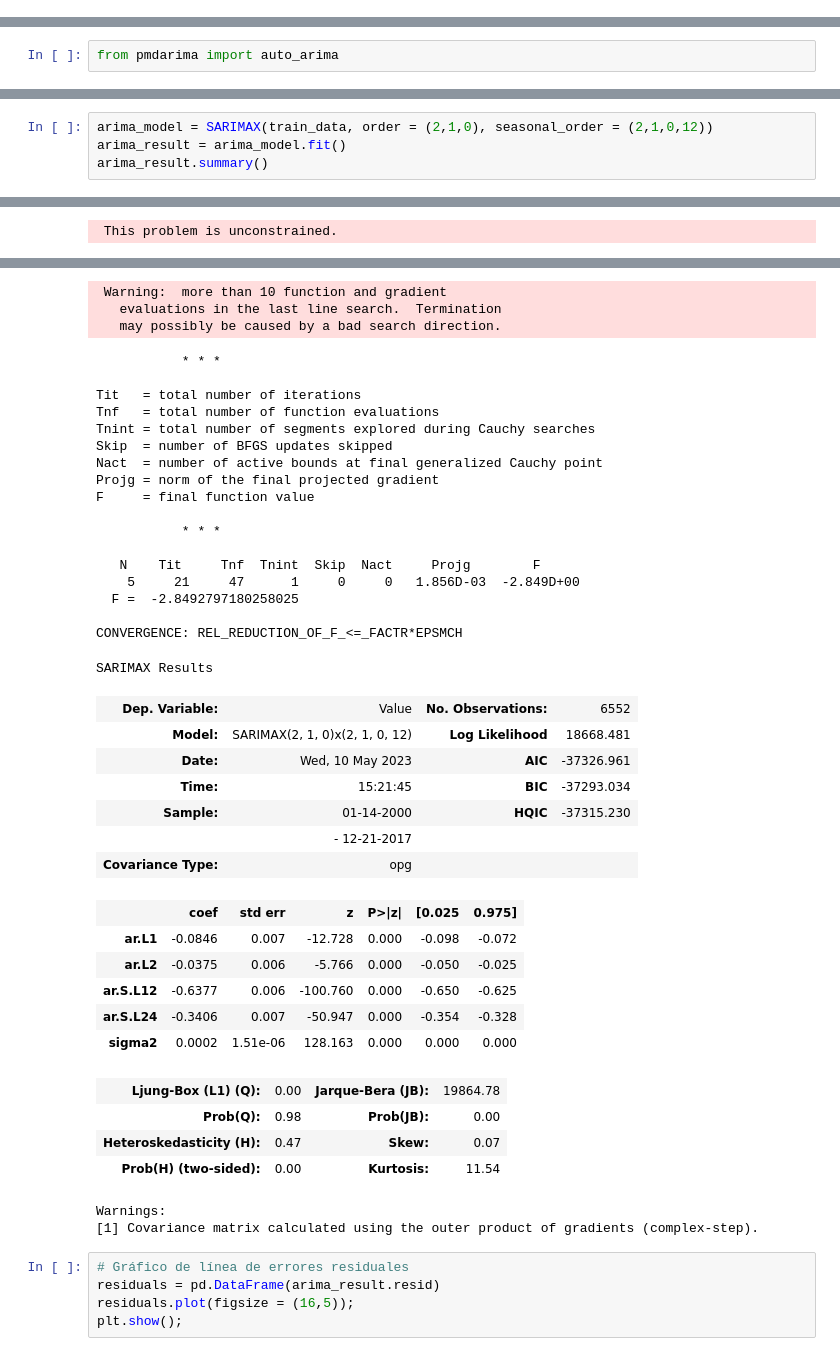
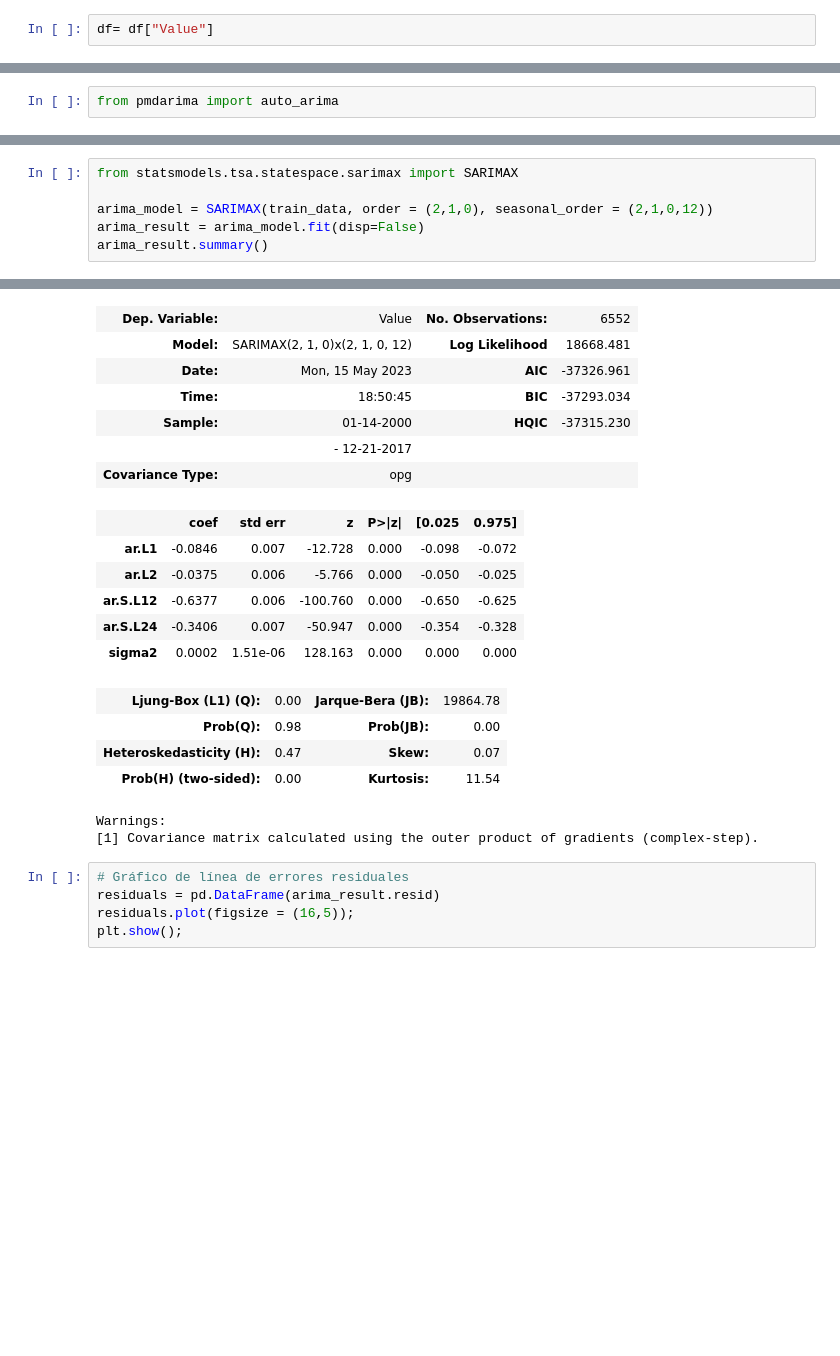
Before and after one commit to russiaonice/ML_ExxonMobile_Forecast, a Jupyter notebook: SARIMA_broken.ipynb, the cells around one changed output, grey strips where cells are left out. Cells and saved outputs as stored; diff of their text form; blank space fills up the shorter version.

```diff
--- a/SARIMA_broken.ipynb
+++ b/SARIMA_broken.ipynb
@@ -169,0 +246,2 @@ df.describe()
+# %%
+df= df["Value"]
@@ -390,7 +512,9 @@ Covariance Type:                              opg
 Warnings:
 [1] Covariance matrix calculated using the outer product of gradients (complex-step).
 # %%
+from statsmodels.tsa.statespace.sarimax import SARIMAX
+
 arima_model = SARIMAX(train_data, order = (2,1,0), seasonal_order = (2,1,0,12))
-arima_result = arima_model.fit()
+arima_result = arima_model.fit(disp=False)
 arima_result.summary()
 # %% [output]
@@ -407 +521,0 @@ At iterate    0    f= -2.81717D+00    |proj g|=  1.86742D+01
- This problem is unconstrained.
@@ -415,28 +522,7 @@ At iterate   20    f= -2.84928D+00    |proj g|=  1.85571D-03
- Warning:  more than 10 function and gradient
-   evaluations in the last line search.  Termination
-   may possibly be caused by a bad search direction.
-           * * *
-
-Tit   = total number of iterations
-Tnf   = total number of function evaluations
-Tnint = total number of segments explored during Cauchy searches
-Skip  = number of BFGS updates skipped
-Nact  = number of active bounds at final generalized Cauchy point
-Projg = norm of the final projected gradient
-F     = final function value
-
-           * * *
-
-   N    Tit     Tnf  Tnint  Skip  Nact     Projg        F
-    5     21     47      1     0     0   1.856D-03  -2.849D+00
-  F =  -2.8492797180258025
-
-CONVERGENCE: REL_REDUCTION_OF_F_<=_FACTR*EPSMCH
-SARIMAX Results
 | Dep. Variable: | Value | No. Observations: | 6552 |
 | Model: | SARIMAX(2, 1, 0)x(2, 1, 0, 12) | Log Likelihood | 18668.481 |
-| Date: | Wed, 10 May 2023 | AIC | -37326.961 |
-| Time: | 15:21:45 | BIC | -37293.034 |
+| Date: | Mon, 15 May 2023 | AIC | -37326.961 |
+| Time: | 18:50:45 | BIC | -37293.034 |
 | Sample: | 01-14-2000 | HQIC | -37315.230 |
 |  | - 12-21-2017 |  |  |
 | Covariance Type: | opg |  |  |
@@ -450,8 +536,8 @@ SARIMAX Results
 | Prob(Q): | 0.98 | Prob(JB): | 0.00 |
 | Heteroskedasticity (H): | 0.47 | Skew: | 0.07 |
 | Prob(H) (two-sided): | 0.00 | Kurtosis: | 11.54 |
-Warnings:
-[1] Covariance matrix calculated using the outer product of gradients (complex-step).
+Warnings:
+[1] Covariance matrix calculated using the outer product of gradients (complex-step).
 # %%
 # Gráfico de línea de errores residuales
 residuals = pd.DataFrame(arima_result.resid)
```
Also changed, not shown: parts of 48 cells of this notebook, 2 other files.
